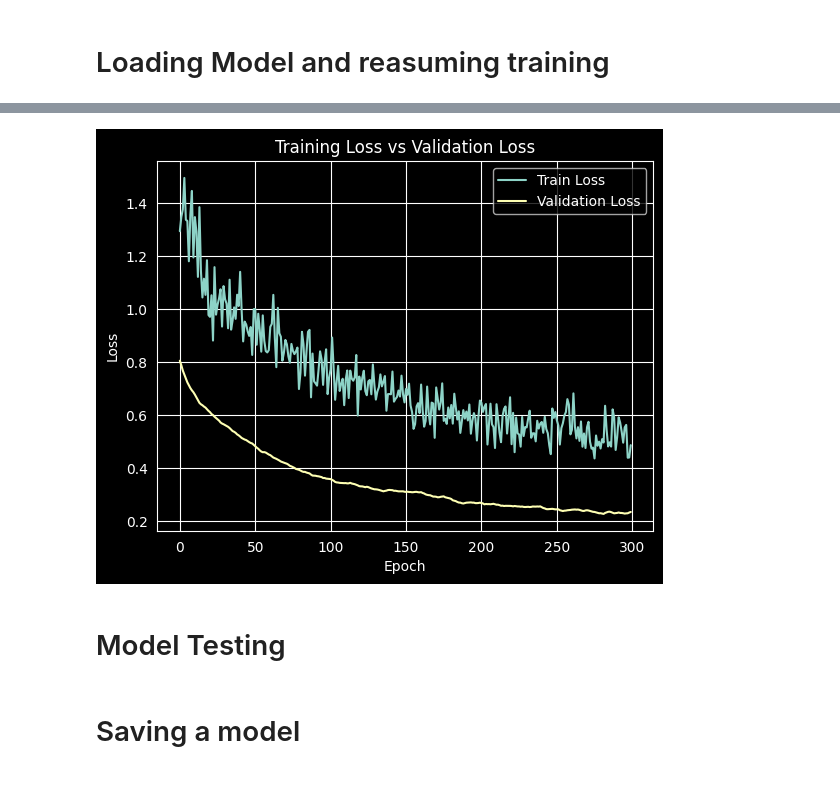
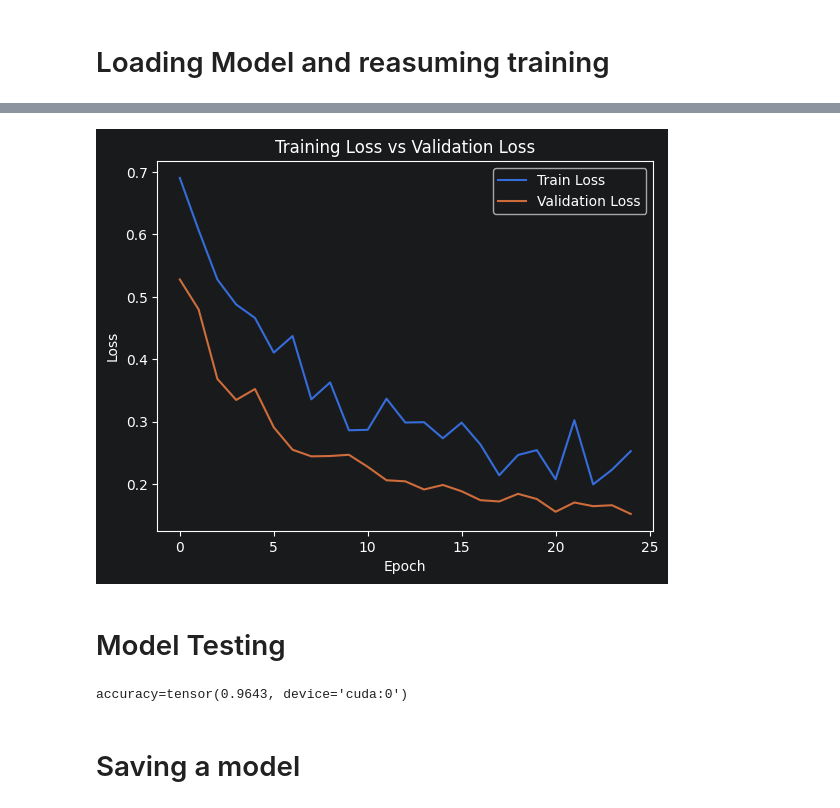
Before and after one commit to AI-MED-AGH/handwritten-digits-recognizer, a Jupyter notebook: Fine_tuning.ipynb, the cells around one changed output, grey strips where cells are left out. Cells and saved outputs as stored; diff of their text form; code cells hidden in the pictures.

Commit message:
Change model in Fine_tuning, change loss fuction into CrossEntropyLoss, change n_epochs

```diff
--- a/Fine_tuning.ipynb
+++ b/Fine_tuning.ipynb
@@ -29,6 +29,8 @@ torch.manual_seed(random_seed)
 PATH = "fine-tuning-data-collector/fine_tune_data.csv"
 
 line_data = np.genfromtxt(PATH, delimiter=',')
+
+line_data = line_data[1:]
 
 true_labels = np.array([d[0] for d in line_data], dtype=np.float32)
 # Reshape, normalize in one line
@@ -125,30 +128,30 @@ train_transform = torchvision.transforms.Compose([
 # %% [markdown]
 # Loading Model and reasuming training
 # %%
-from Model import MyModel
+from models_arch.Recognizer import RecognizerOneConv as MyModel
 
 # Hyperparameters
-n_epochs = 300
+n_epochs = 25
 learning_rate = 0.1e-3
 
 # Use GPU acceleration if available
 device = torch.device("cuda" if torch.cuda.is_available() else "cpu")
 
 # Model
-PARAMS_PATH = path.join("trained_models", "model.pth")
+PARAMS_PATH = path.join("trained_models", "RecognizerOneConv.pth")
 model = MyModel().to(device)
 model.load_state_dict(torch.load(PARAMS_PATH, map_location=device))
 
 # Freeze convolutional layers
-for param in model.conv1.parameters():
-    param.requires_grad = False
-for param in model.conv2.parameters():
-    param.requires_grad = False
+for layer in model:
+    if isinstance(layer, nn.Conv2d):
+        for param in layer.parameters():
+            param.requires_grad = False
 
 # Update only the unfrozen layers
 optimizer = optim.Adam(filter(lambda p: p.requires_grad, model.parameters()), lr=learning_rate)
 
-criterion = nn.NLLLoss()
+criterion = nn.CrossEntropyLoss() # Change loss function from NLLLoss because model outputs raw logits
 
 train_losses = []
 val_losses = []
@@ -221,22 +224,26 @@ Epoch 300 | Train loss 0.4878 | Validate loss 0.2359
-[figure, old version]
+[figure, new version]
 # %% [markdown]
 # Model Testing
 # %%
 # WE CANNOT USE DATA FROM TEST_LOADER BECAUSE OF DATA LEAKAGE RIGHT NOW, IF WE WANT TO TEST THE MODEL'S ACCURACY, WE NEED TO CREATE ADDITIONAL TEST AND VALIDATION SET (RIGHT NOW, DUE TO INSUFFICIENT DATA IN THE CSV FILE FOR FINE-TUNING, IT IS IMPOSSIBLE
+# DECOMMENT JUST FOR
 
-# model.eval()
-#
-# # Disable gradient calculation
-# with torch.no_grad():
-#     for (data, target) in test_loader:
-#         data, target = data.to(device), target.to(device)
-#         output = model(data)
-#         y_hat = output.data.max(1, keepdim=True)[1]
-#         correct += y_hat.eq(target.data.view_as(y_hat)).sum()
-#
-# accuracy = correct / len(test_set)
-#
-# print(f"{accuracy=}")
+model.eval()
+
+# Disable gradient calculation
+with torch.no_grad():
+    correct = 0
+    for (data, target) in test_loader:
+        data, target = data.to(device), target.to(device)
+        output = model(data)
+        y_hat = output.data.max(1, keepdim=True)[1]
+        correct += y_hat.eq(target.data.view_as(y_hat)).sum()
+
+accuracy = correct / len(test_set)
+
+print(f"{accuracy=}")
+# %% [output]
+accuracy=tensor(0.9643, device='cuda:0')
 # %% [markdown]
 # Saving a model
 # %%
```
Also changed, not shown: parts of 3 cells of this notebook.
